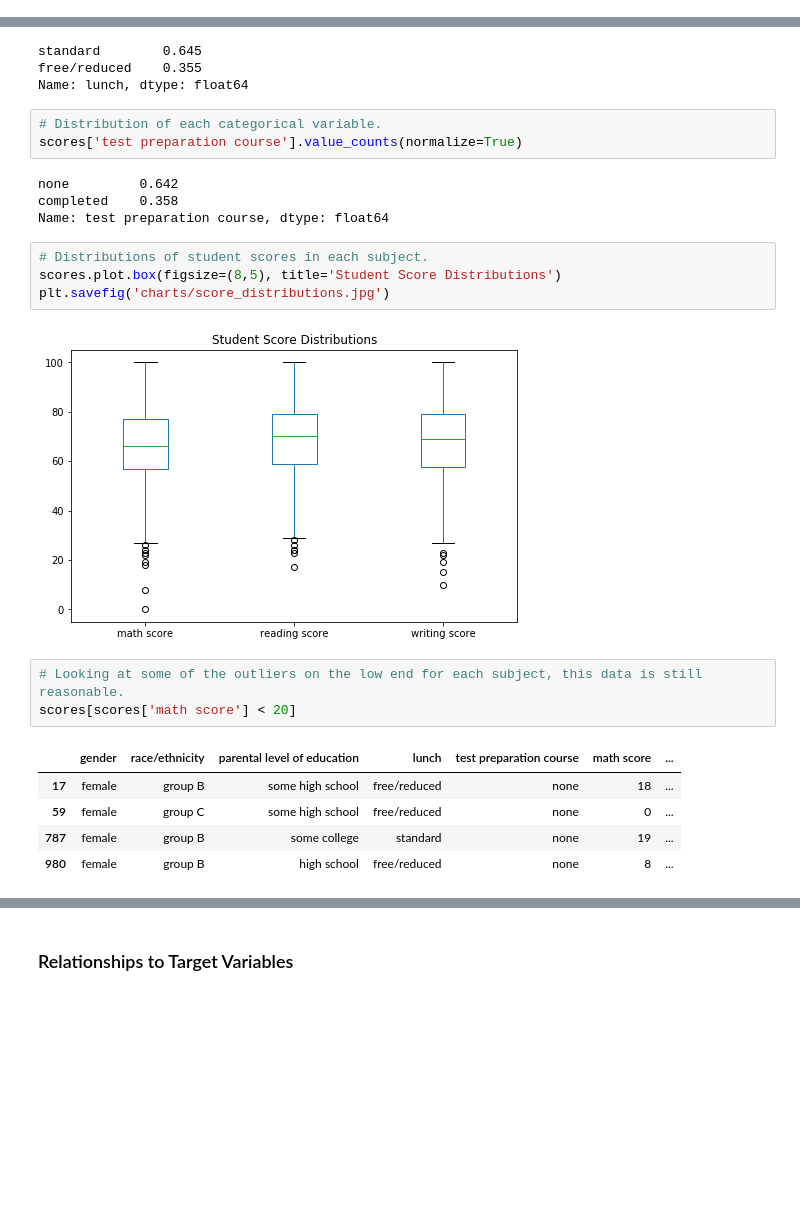
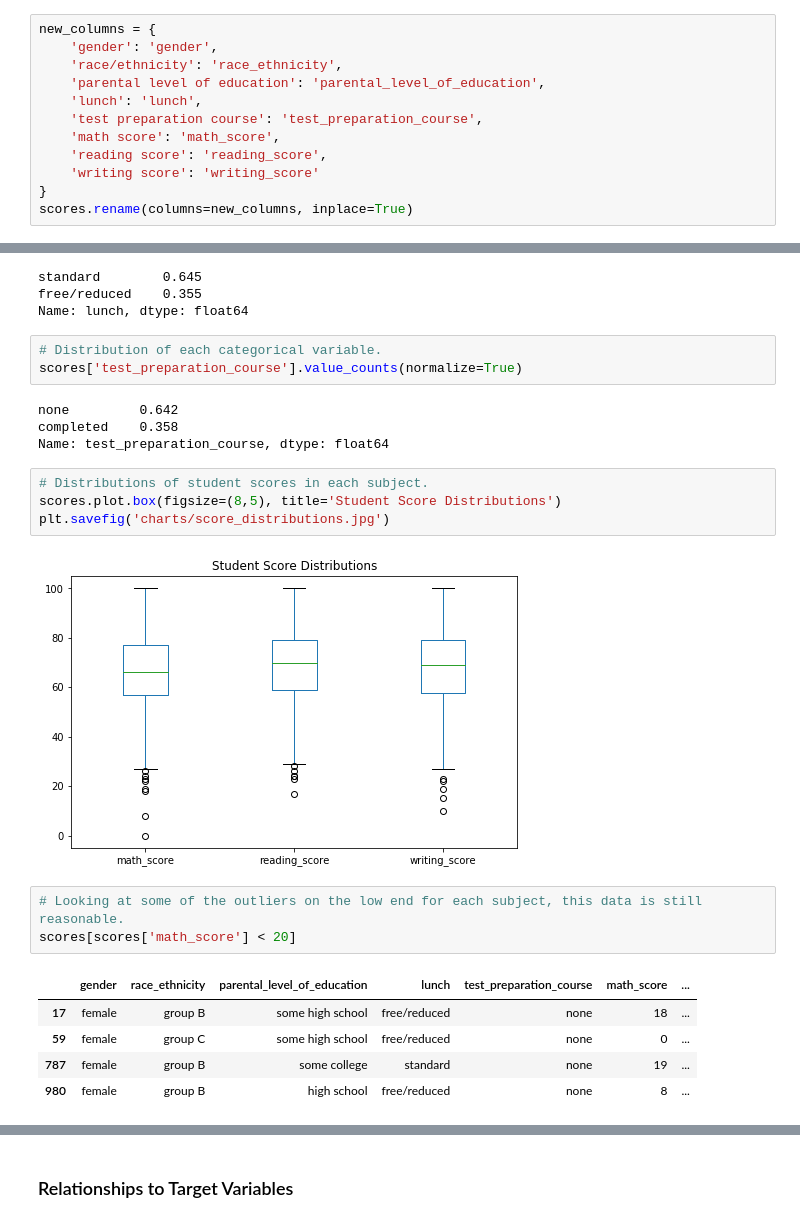
Before and after one commit to albert-ntiri/student_performance, a Jupyter notebook: Student_Performance_EDA.ipynb, the cells around one changed output, grey strips where cells are left out. Drawn from its saved outputs; the diff is of its cells as text; blank space fills up the shorter version.

```diff
--- a/Student_Performance_EDA.ipynb
+++ b/Student_Performance_EDA.ipynb
@@ -64,6 +64,18 @@ scores.describe(include='all')
 sum(scores.duplicated())
 # %% [output]
 0
+# %%
+new_columns = {
+    'gender': 'gender',
+    'race/ethnicity': 'race_ethnicity',
+    'parental level of education': 'parental_level_of_education',
+    'lunch': 'lunch',
+    'test preparation course': 'test_preparation_course',
+    'math score': 'math_score',
+    'reading score': 'reading_score',
+    'writing score': 'writing_score'
+}
+scores.rename(columns=new_columns, inplace=True)
 # %%
 # Unique values of each categorical variable.
 scores['gender'].unique()
@@ -133,22 +145,22 @@ free/reduced    0.355
 Name: lunch, dtype: float64
 # %%
 # Distribution of each categorical variable.
-scores['test preparation course'].value_counts(normalize=True)
+scores['test_preparation_course'].value_counts(normalize=True)
 # %% [output]
 none         0.642
 completed    0.358
-Name: test preparation course, dtype: float64
+Name: test_preparation_course, dtype: float64
 # %%
 # Distributions of student scores in each subject.
 scores.plot.box(figsize=(8,5), title='Student Score Distributions')
 plt.savefig('charts/score_distributions.jpg')
 # %% [output]
-[figure, old version]
+[figure, new version]
 # %%
 # Looking at some of the outliers on the low end for each subject, this data is still reasonable.
-scores[scores['math score'] < 20]
+scores[scores['math_score'] < 20]
 # %% [output]
-|  | gender | race/ethnicity | parental level of education | lunch | test preparation course | math score | ... |
+|  | gender | race_ethnicity | parental_level_of_education | lunch | test_preparation_course | math_score | ... |
 | 17 | female | group B | some high school | free/reduced | none | 18 | ... |
 | 59 | female | group C | some high school | free/reduced | none | 0 | ... |
 | 787 | female | group B | some college | standard | none | 19 | ... |
```
Also changed, not shown: parts of 62 cells of this notebook.
